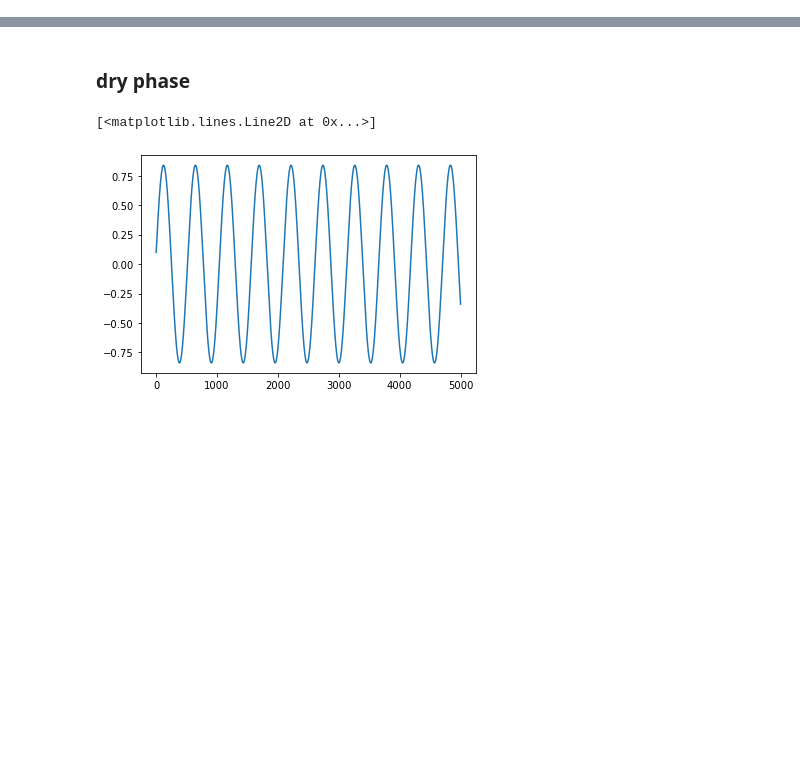
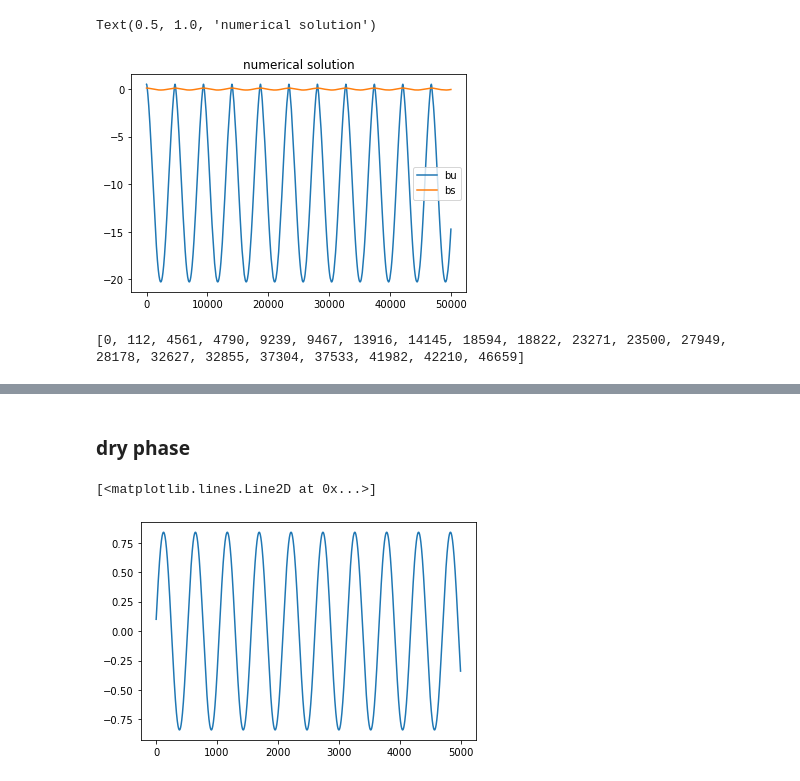
Before and after one commit to Nuo-Chen/moist-sys, a Jupyter notebook: one phase analytical solution.ipynb, the cells around one changed output, grey strips where cells are left out. Drawn from its saved outputs; the diff is of its cells as text; code cells hidden in the pictures; blank space fills up the shorter version.

Commit message:
TLM correctness check fails, analytical solution check matches but not quite well

```diff
--- a/one phase analytical solution.ipynb
+++ b/one phase analytical solution.ipynb
@@ -5,0 +90,15 @@ import matplotlib.pyplot as plt
+# %%
+plt.plot(bu, label='bu')
+plt.plot(bs, label='bs')
+plt.legend()
+plt.title("numerical solution")
+# %% [output]
+Text(0.5, 1.0, 'numerical solution')
+[figure, added]
+# %%
+a = np.where(bu_num>bs_num)[0]
+b = np.where((a[1:]- a[:-1])>1)[0] #counting the ones on the right 1st, 3rd, 5th, .. intersection
+idx_its = sorted([0] + a[b].tolist() + a[b+1].tolist())
+print(idx_its)
+# %% [output]
+[0, 112, 4561, 4790, 9239, 9467, 13916, 14145, 18594, 18822, 23271, 23500, 27949, 28178, 32627, 32855, 37304, 37533, 41982, 42210, 46659]
```
Also changed, not shown: parts of 5 cells of this notebook, 24 other files.
